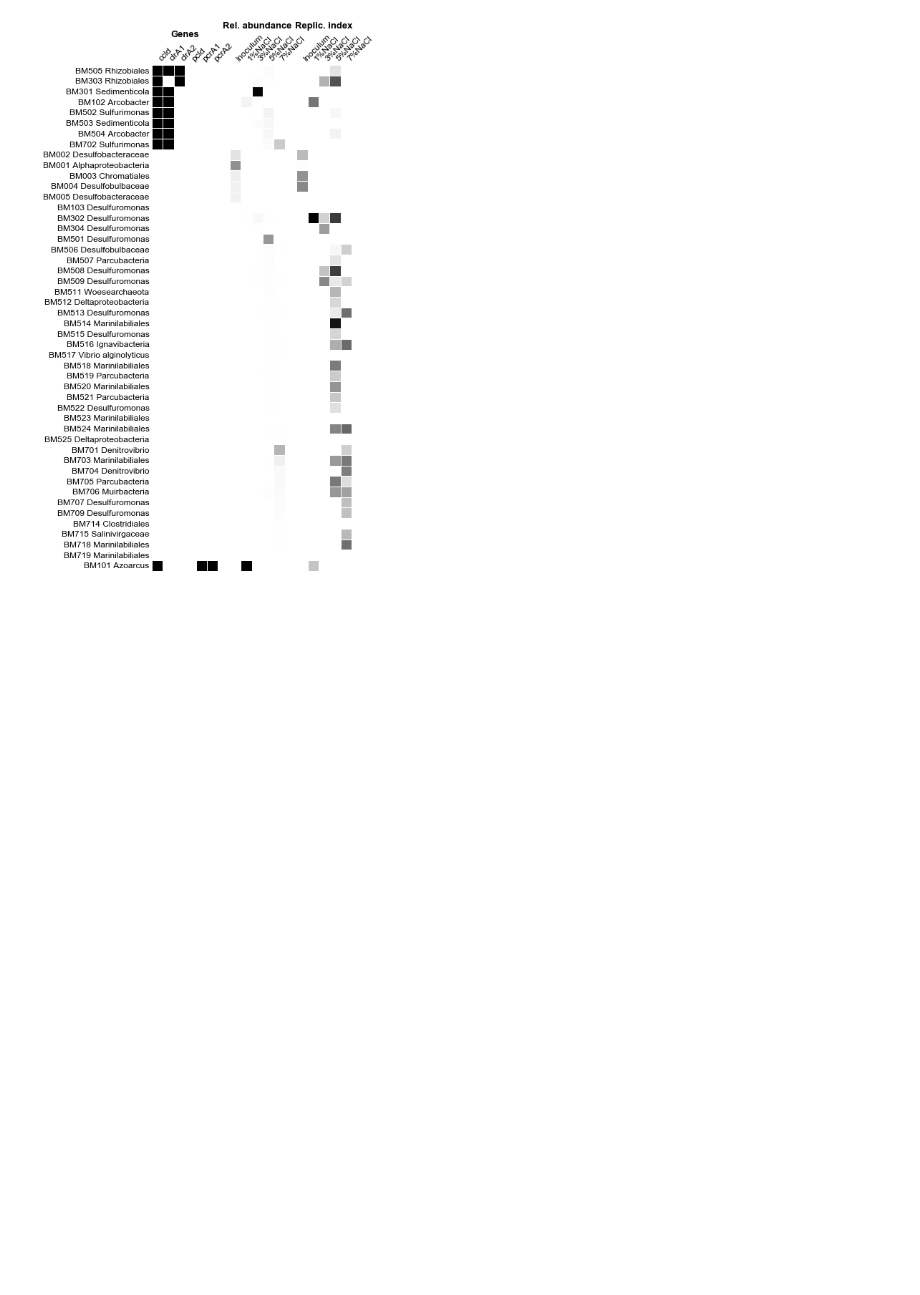
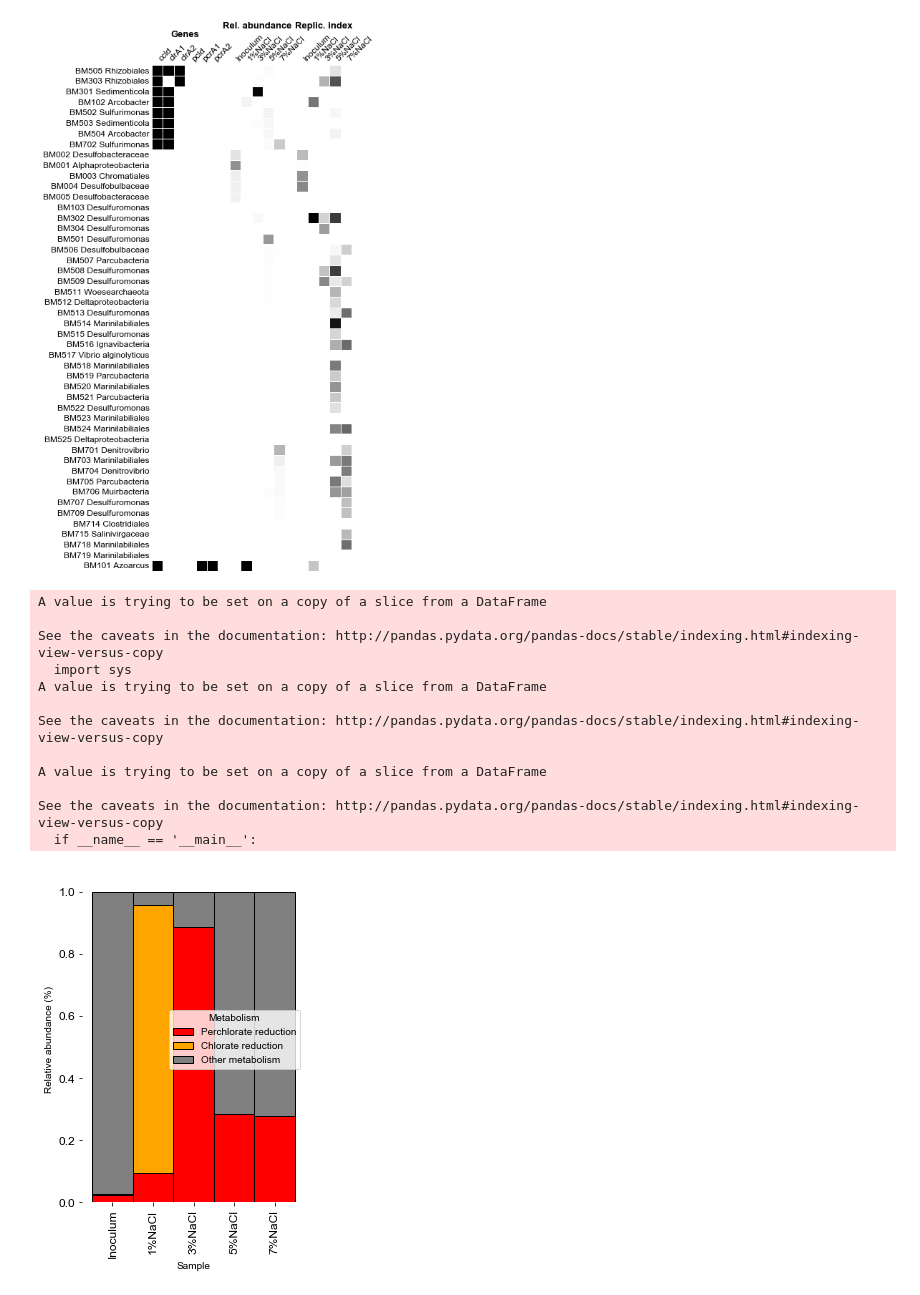
Before and after one commit to tylerbarnum/perchlorate-metagenome-2018, a Jupyter notebook: summarize-community.ipynb, the cells around one changed output. Cells and saved outputs as stored; diff of their text form; code cells hidden in the pictures; blank space fills up the shorter version.

```diff
--- a/summarize-community.ipynb
+++ b/summarize-community.ipynb
@@ -250,3 +250,53 @@ plt.savefig('./data/community-summary.svg') # SVG, editable in InkScape, etc.
 plt.show()
 # %% [output]
 [figure]
+# %%
+# Initialize column for metabolism names
+df['Metabolism'] = [''] * len(df.index)
+
+#### Provide definitions for metabolisms using boolean operations
+logic_pr = ((df['pcrA1'] == 1) | (df['pcrA2'] == 1)) & (df['pcld'] == 1)
+logic_cr = ((df['clrA1'] == 1) | (df['clrA2'] == 1)) & (df['pcld'] == 1)
+logic_other = (df['pcld'] == 0)
+df['Metabolism'][logic_pr] = 'Perchlorate reduction'
+df['Metabolism'][logic_cr] = 'Chlorate reduction'
+df['Metabolism'][logic_other] = 'Other metabolism'
+####
+
+# Group by metabolism
+metab = df.groupby('Metabolism').sum()
+metab = metab[coverage_cols]
+metab = metab / metab.sum() # Normalize for relative abundance
+metab = metab.transpose()
+
+# Plot
+order = ['Perchlorate reduction','Chlorate reduction','Other metabolism']
+colors = ['red','orange','gray']
+metab = metab[order]
+
+fig, ax = plt.subplots(1,1,figsize=(4,6))
+metab.plot.bar(ax=ax, stacked=True, width=1,
+               fontsize=12, colors=colors,  edgecolor='black')
+
+ax.set_ylabel('Relative abundance (%)')
+ax.set_xlabel('Sample')
+ax.set_xticklabels(samples)
+
+for position in ['top','bottom','left','right']:
+        ax.spines[position].set_visible(False) # Remove border
+
+plt.show()
+# %% [output]
+A value is trying to be set on a copy of a slice from a DataFrame
+
+See the caveats in the documentation: http://pandas.pydata.org/pandas-docs/stable/indexing.html#indexing-view-versus-copy
+  import sys
+A value is trying to be set on a copy of a slice from a DataFrame
+
+See the caveats in the documentation: http://pandas.pydata.org/pandas-docs/stable/indexing.html#indexing-view-versus-copy
+
+A value is trying to be set on a copy of a slice from a DataFrame
+
+See the caveats in the documentation: http://pandas.pydata.org/pandas-docs/stable/indexing.html#indexing-view-versus-copy
+  if __name__ == '__main__':
+[figure, added]
```
